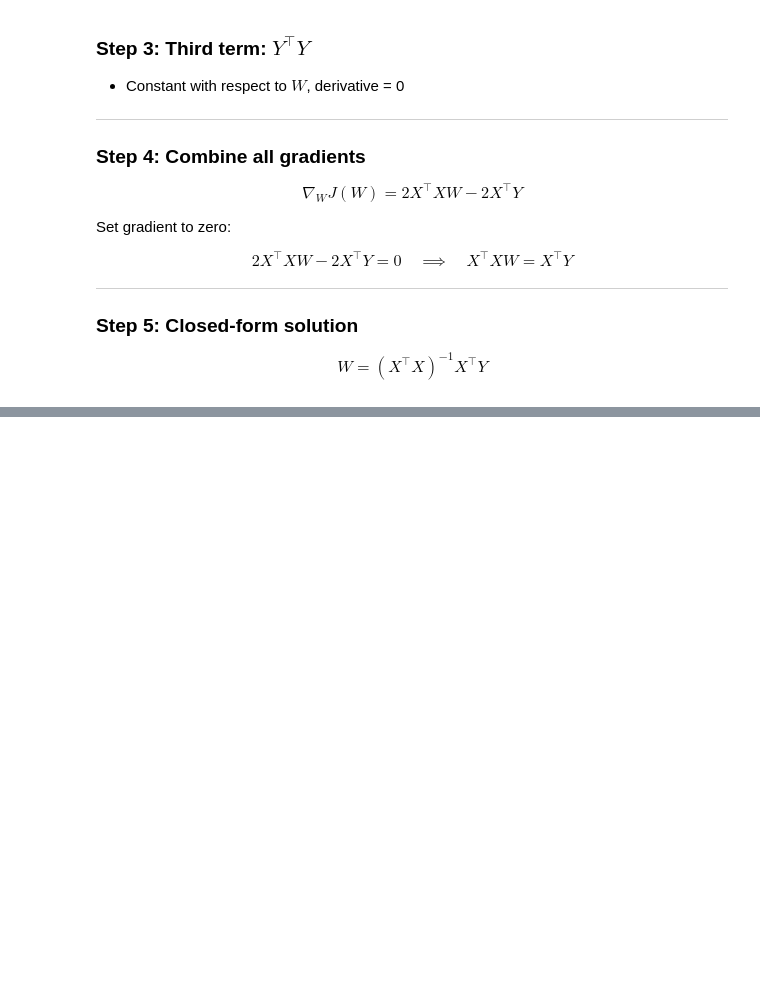
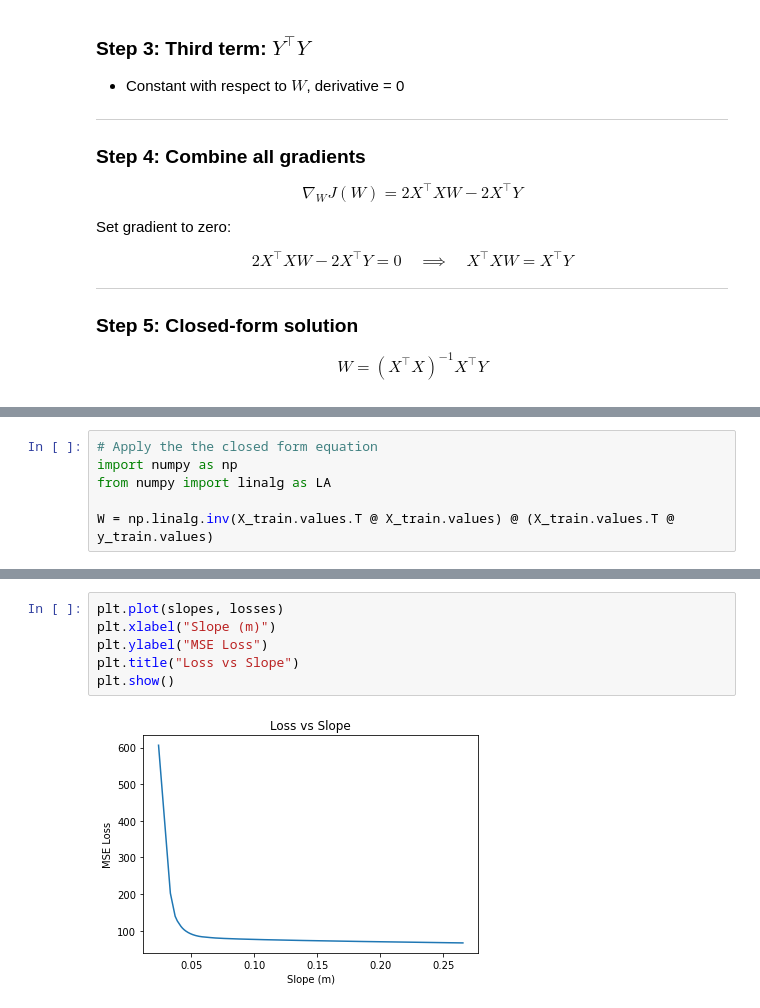
Before and after one commit to sp-muramutsa/machine_learning, a Jupyter notebook: hw2/linear_regression.ipynb, the cells around one changed output, grey strips where cells are left out. Cells and saved outputs as stored; diff of their text form; blank space fills up the shorter version.

```diff
--- a/hw2/linear_regression.ipynb
+++ b/hw2/linear_regression.ipynb
@@ -300,0 +395,6 @@ Let's try with the housing data
+# %%
+# Apply the the closed form equation
+import numpy as np
+from numpy import linalg as LA
+
+W = np.linalg.inv(X_train.values.T @ X_train.values) @ (X_train.values.T @ y_train.values)
@@ -300,0 +565,8 @@ Let's try with the housing data
+# %%
+plt.plot(slopes, losses)
+plt.xlabel("Slope (m)")
+plt.ylabel("MSE Loss")
+plt.title("Loss vs Slope")
+plt.show()
+# %% [output]
+[figure, added]
```
Also changed, not shown: parts of 27 cells of this notebook.
